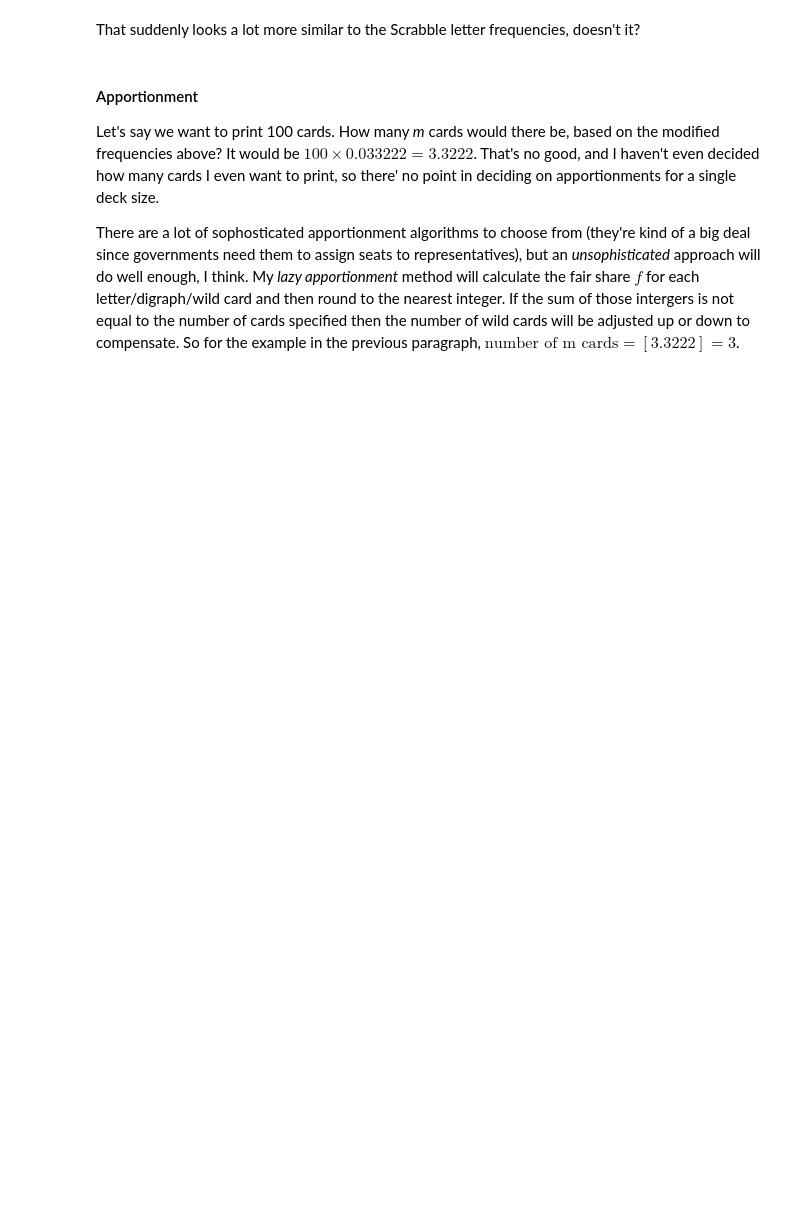
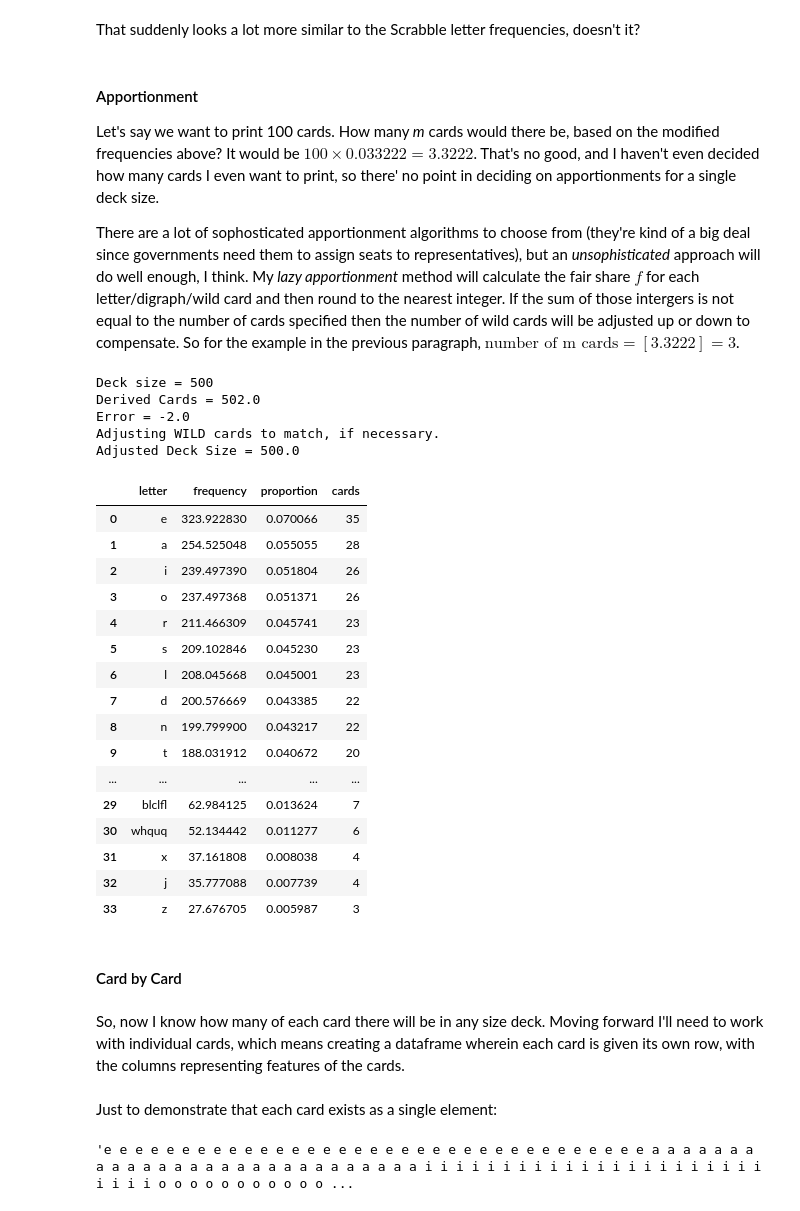
Before and after one commit to ozbonus/token-cards, a Jupyter notebook: finding-letters.ipynb, the cells around one changed output. Cells and saved outputs as stored; diff of their text form; code cells hidden in the pictures; blank space fills up the shorter version.

```diff
--- a/finding-letters.ipynb
+++ b/finding-letters.ipynb
@@ -408,0 +406,4 @@ plt.show()
+# %%
+adj_multi_wild = multi_wild[['letter', 'sqrt-freq', 'sqrt-proportion']]
+adj_multi_wild.columns = ['letter', 'frequency', 'proportion']
+adj_multi_wild.head(10)
@@ -414,5 +427,55 @@ That suddenly looks a lot more similar to the Scrabble letter frequencies, doesn
 Let's say we want to print 100 cards. How many *m* cards would there be, based on the modified frequencies above? It would be $100 \times 0.033222 = 3.3222$. That's no good, and I haven't even decided how many cards I even want to print, so there' no point in deciding on apportionments for a single deck size.
 
 There are a lot of sophosticated apportionment algorithms to choose from (they're kind of a big deal since governments need them to assign seats to representatives), but an *unsophisticated* approach will do well enough, I think. My *lazy apportionment* method will calculate the fair share $f$ for each letter/digraph/wild card and then round to the nearest integer. If the sum of those intergers is not equal to the number of cards specified then the number of wild cards will be adjusted up or down to compensate. So for the example in the previous paragraph, $\text{number of m cards} = [3.3222] = 3$.
-# %%
-def lazy_apportionment(dataframe, cards):
+# %%
+def lazy_apportionment(dataframe, deck_size):
+    """
+    Assumes a DataFrame with columns 'letter' and 'proportion'.
+    """
+
+    print(f'Deck size = {deck_size}')
+
+    fs = dataframe['proportion'] * deck_size
+    fs = fs.round()
+    error = deck_size - fs.sum()
+
+    print(f'Derived Cards = {fs.sum()}')
+    print(f'Error = {error}')
+    print(f'Adjusting WILD cards to match, if necessary.')
+
+    wild_idx = dataframe.loc[dataframe['letter'] == 'WILD'].index
+    fs.iloc[wild_idx] += error
+
+    print(f'Adjusted Deck Size = {fs.sum()}')
+
+    return fs.astype(int)
+
+adj_multi_wild = adj_multi_wild.assign(cards=lazy_apportionment(adj_multi_wild, 500))
+adj_multi_wild
+# %% [output]
+Deck size = 500
+Derived Cards = 502.0
+Error = -2.0
+Adjusting WILD cards to match, if necessary.
+Adjusted Deck Size = 500.0
+|  | letter | frequency | proportion | cards |
+| 0 | e | 323.922830 | 0.070066 | 35 |
+| 1 | a | 254.525048 | 0.055055 | 28 |
+| 2 | i | 239.497390 | 0.051804 | 26 |
+| 3 | o | 237.497368 | 0.051371 | 26 |
+| 4 | r | 211.466309 | 0.045741 | 23 |
+| 5 | s | 209.102846 | 0.045230 | 23 |
+| 6 | l | 208.045668 | 0.045001 | 23 |
+| 7 | d | 200.576669 | 0.043385 | 22 |
+| 8 | n | 199.799900 | 0.043217 | 22 |
+| 9 | t | 188.031912 | 0.040672 | 20 |
+| ... | ... | ... | ... | ... |
+| 29 | blclfl | 62.984125 | 0.013624 | 7 |
+| 30 | whquq | 52.134442 | 0.011277 | 6 |
+| 31 | x | 37.161808 | 0.008038 | 4 |
+| 32 | j | 35.777088 | 0.007739 | 4 |
+| 33 | z | 27.676705 | 0.005987 | 3 |
+# %% [markdown]
+#### Card by Card
+# %% [markdown]
+So, now I know how many of each card there will be in any size deck. Moving forward I'll need to work with individual cards, which means creating a dataframe wherein each card is given its own row, with the columns representing features of the cards.
@@ -418,0 +487,6 @@ def lazy_apportionment(dataframe, cards):
+# %% [markdown]
+Just to demonstrate that each card exists as a single element:
+# %%
+' '.join(front)
+# %% [output]
+'e e e e e e e e e e e e e e e e e e e e e e e e e e e e e e e e e e e a a a a a a a a a a a a a a a a a a a a a a a a a a a a i i i i i i i i i i i i i i i i i i i i i i i i i i o o o o o o o o o o o ...
```
Also changed, not shown: parts of 24 cells of this notebook, 1 other file.
